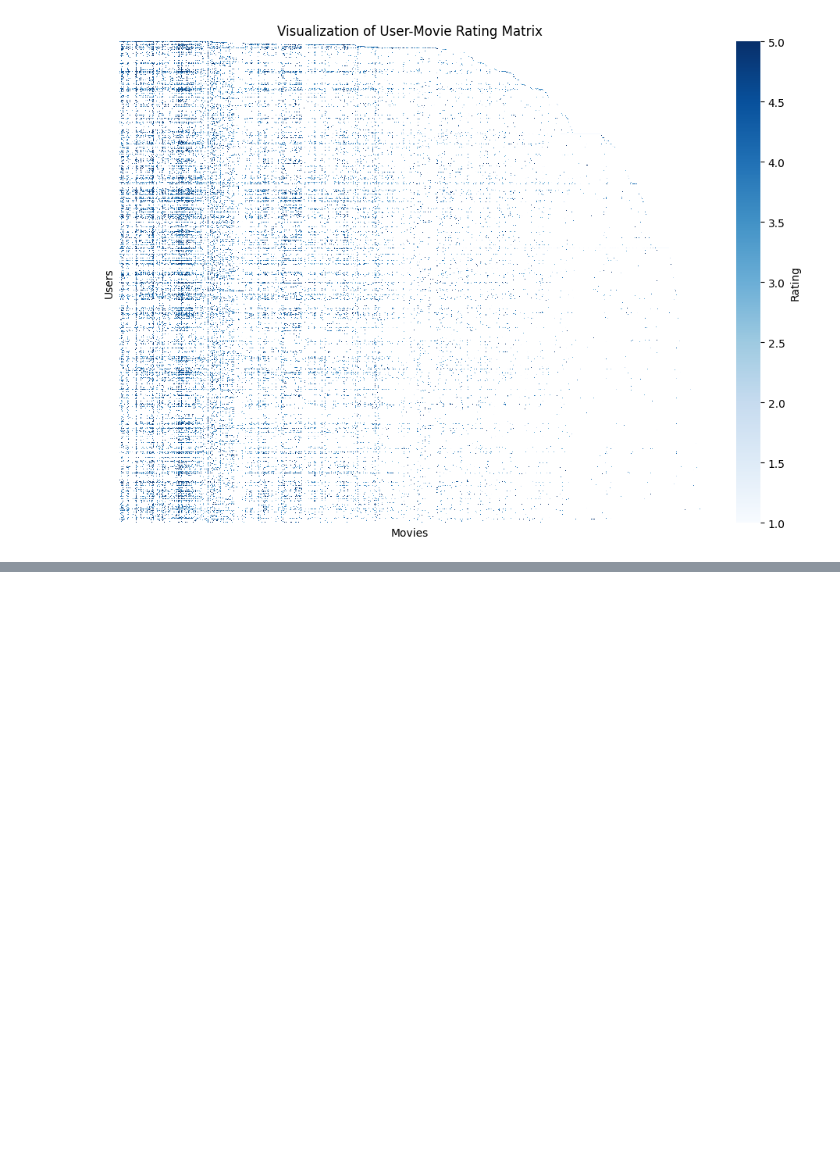
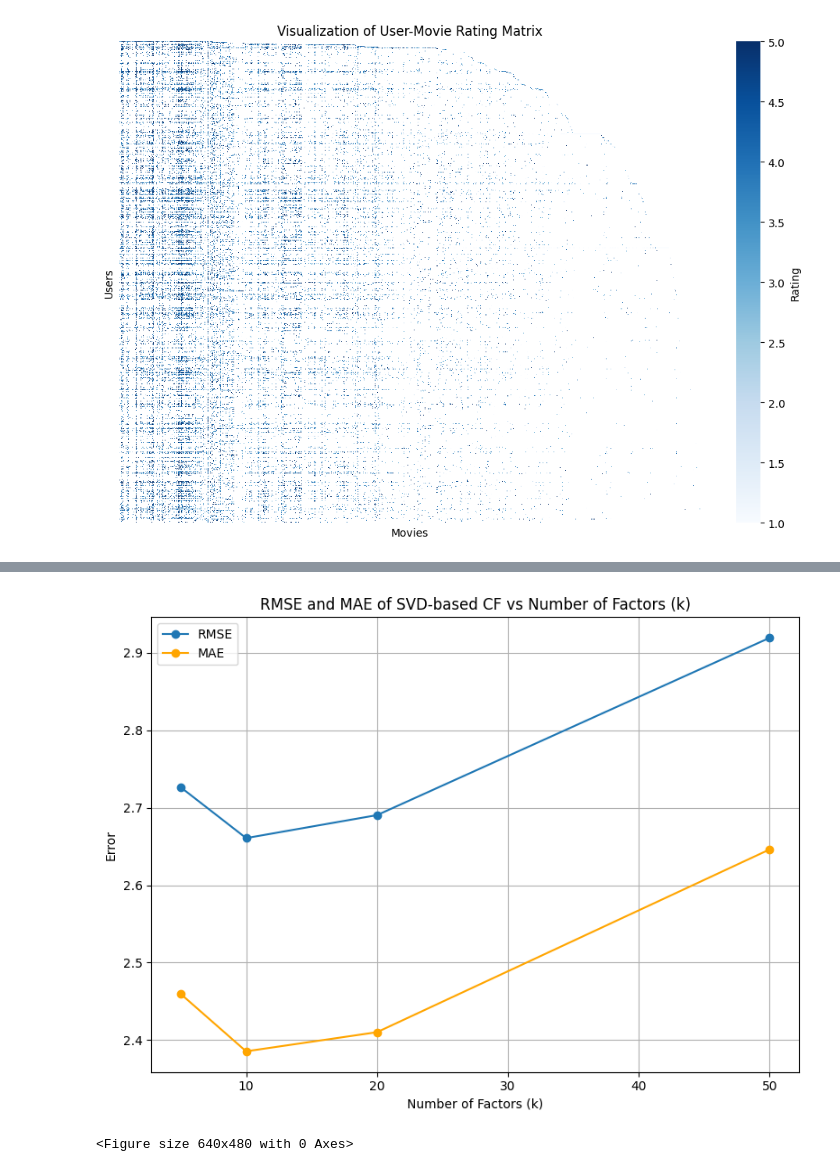
Before and after one commit to chlehdwon/AI503_Final_Project, a Jupyter notebook: AI503_Final_Project.ipynb, the cells around one changed output, grey strips where cells are left out. Cells and saved outputs as stored; diff of their text form; code cells hidden in the pictures; blank space fills up the shorter version.

```diff
--- a/AI503_Final_Project.ipynb
+++ b/AI503_Final_Project.ipynb
@@ -158 +262,21 @@ MAE: 2.5280
+# %%
+plt.figure(figsize=(8, 6))
+
+plt.plot(k_values, rmse_values, marker='o', label='RMSE')
+plt.plot(k_values, mae_values, marker='o', label='MAE', color='orange')
+
+plt.title('RMSE and MAE of SVD-based CF vs Number of Factors (k)')
+plt.xlabel('Number of Factors (k)')
+plt.ylabel('Error')
+plt.grid(True)
+plt.legend()
+
+plt.tight_layout()
+plt.show()
+
+plt.tight_layout()
+plt.show()
+# %% [output]
+[figure, added]
+<Figure size 640x480 with 0 Axes>
 # %% [markdown]
```
Also changed, not shown: parts of 30 cells of this notebook, 8 other files.
